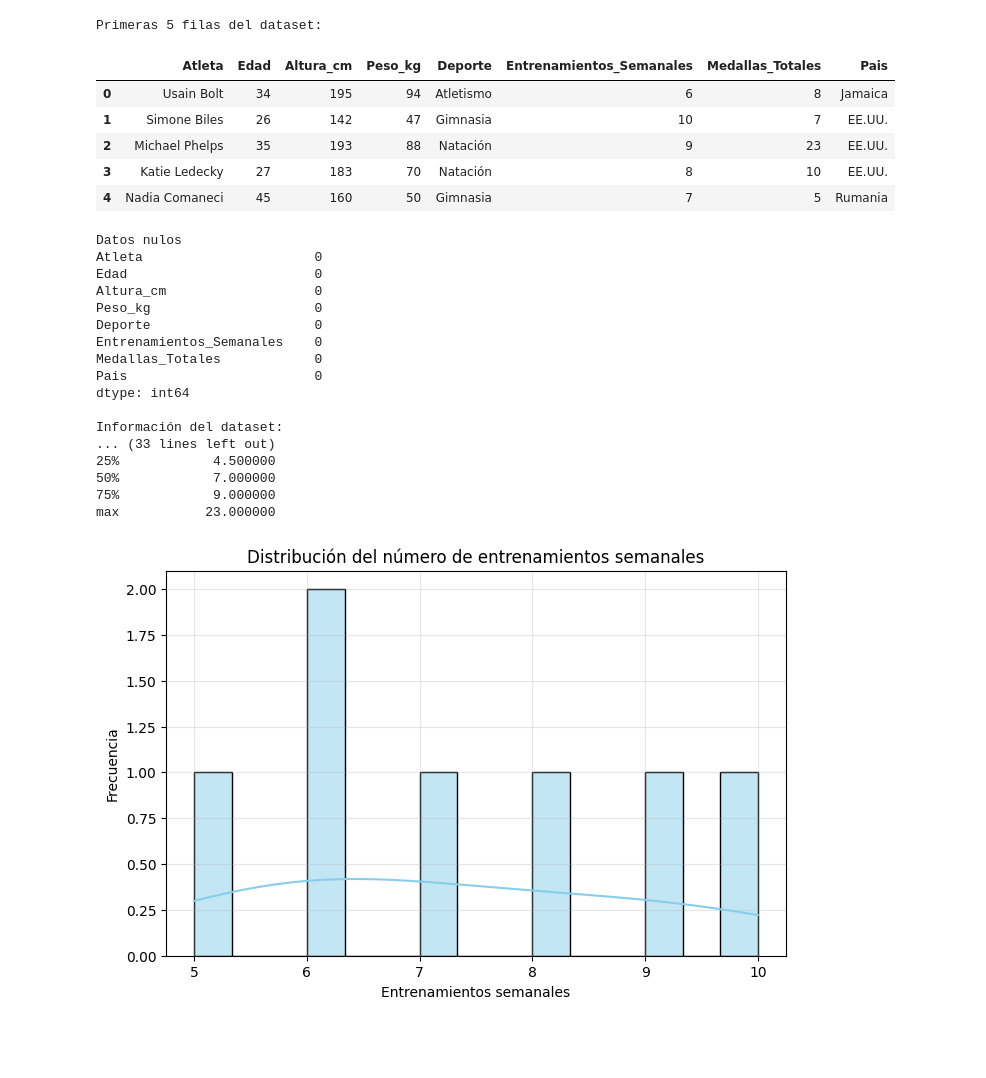
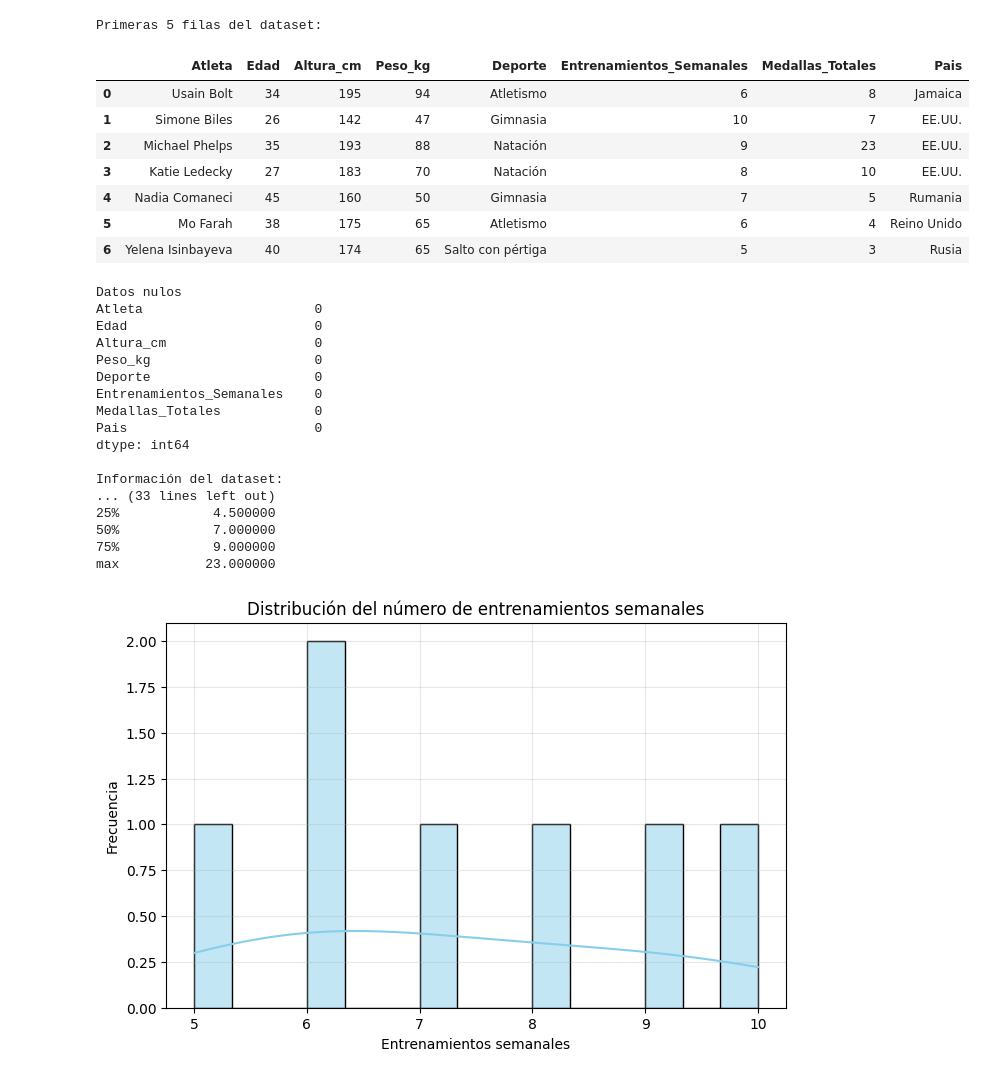
Before and after one commit to AenimaLabs/CienciaDatos0067, a Jupyter notebook: EvaluaciónFinalM4.ipynb, the cells around one changed output. Drawn from its saved outputs; the diff is of its cells as text; code cells hidden in the pictures; blank space fills up the shorter version.

```diff
--- a/EvaluaciónFinalM4.ipynb
+++ b/EvaluaciónFinalM4.ipynb
@@ -15,30 +15,32 @@ sns.set_palette("Set2")
 # %%
 # Cargar el dataset
 ruta = '/content/drive/MyDrive/Evaluaciones_0067/olimpicos.csv'
 df = pd.read_csv(ruta)
 
 # Mostrar las primeras 5 filas
 print("Primeras 5 filas del dataset:")
-display(df.head())
+display(df)
 
 print("\nDatos nulos")
 print(df.isnull().sum())
 
 # Información general del DataFrame
 print("\nInformación del dataset:")
 print(df.info())
 
 # Estadísticas descriptivas
 print("\nEstadísticas descriptivas:")
 print(df.describe())
 # %% [output]
 Primeras 5 filas del dataset:
 |  | Atleta | Edad | Altura_cm | Peso_kg | Deporte | Entrenamientos_Semanales | Medallas_Totales | Pais |
 | 0 | Usain Bolt | 34 | 195 | 94 | Atletismo | 6 | 8 | Jamaica |
 | 1 | Simone Biles | 26 | 142 | 47 | Gimnasia | 10 | 7 | EE.UU. |
 | 2 | Michael Phelps | 35 | 193 | 88 | Natación | 9 | 23 | EE.UU. |
 | 3 | Katie Ledecky | 27 | 183 | 70 | Natación | 8 | 10 | EE.UU. |
 | 4 | Nadia Comaneci | 45 | 160 | 50 | Gimnasia | 7 | 5 | Rumania |
+| 5 | Mo Farah | 38 | 175 | 65 | Atletismo | 6 | 4 | Reino Unido |
+| 6 | Yelena Isinbayeva | 40 | 174 | 65 | Salto con pértiga | 5 | 3 | Rusia |
 Datos nulos
 Atleta                      0
 Edad                        0
```
Also changed, not shown: parts of 4 cells of this notebook.
